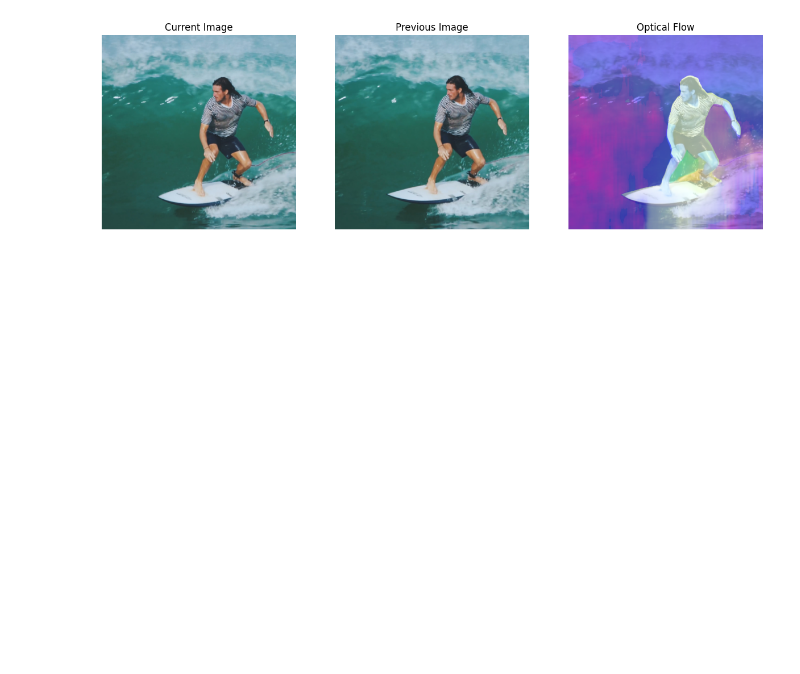
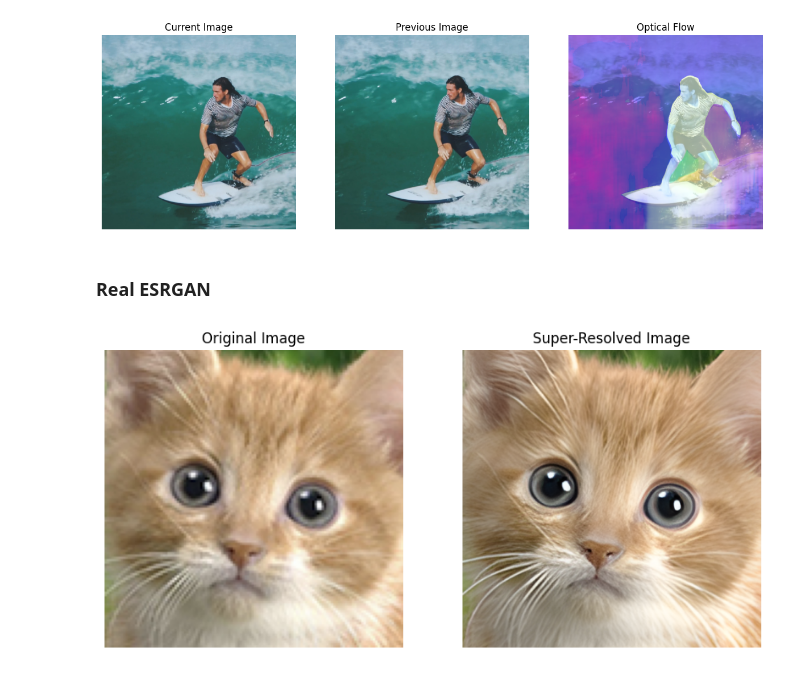
Before and after one commit to nomusanma/ezonnx-copy, a Jupyter notebook: examples/image_processing.ipynb, the cells around one changed output. Cells and saved outputs as stored; diff of their text form; code cells hidden in the pictures; blank space fills up the shorter version.

Commit message:
add RealESRGAN

```diff
--- a/examples/image_processing.ipynb
+++ b/examples/image_processing.ipynb
@@ -42,3 +40,13 @@ visualize_images(["Current Image","Previous Image","Optical Flow"],
                     output.visualized_img])
 # %% [output]
 [figure]
+# %% [markdown]
+### Real ESRGAN
+# %%
+from ezonnx import RealESRGAN, visualize_images
+realesrgan = RealESRGAN()
+ret = realesrgan("images/cat-face.png")  # image is a numpy array (H, W, 3) in RGB format
+visualize_images(["Original Image","Super-Resolved Image"],
+                    [ret.original_img[...,::-1],ret.processed_img[...,::-1]])
+# %% [output]
+[figure, added]
```
Also changed, not shown: parts of 3 cells of this notebook, 3 other files.
